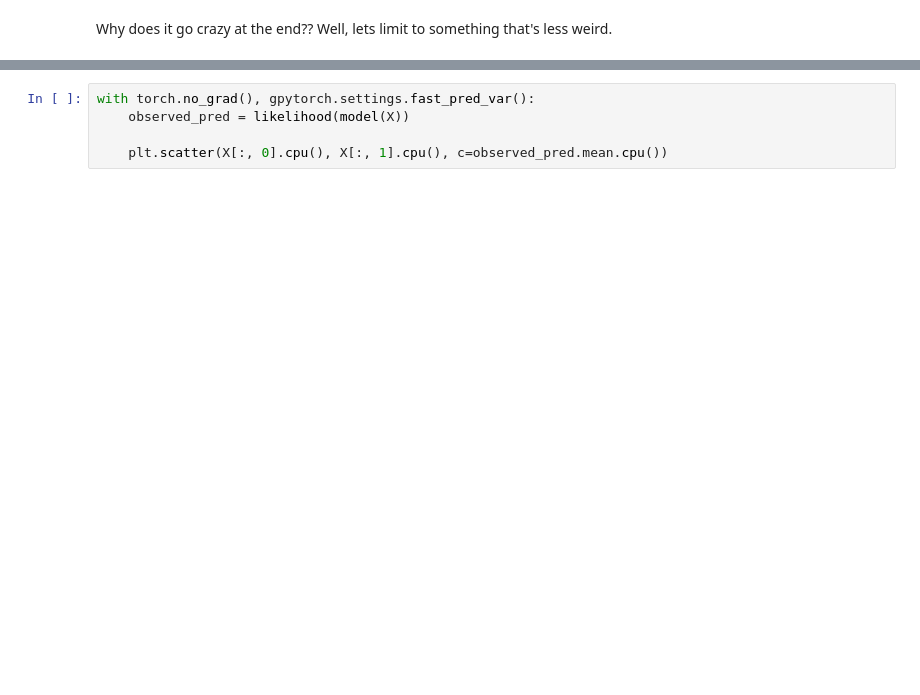
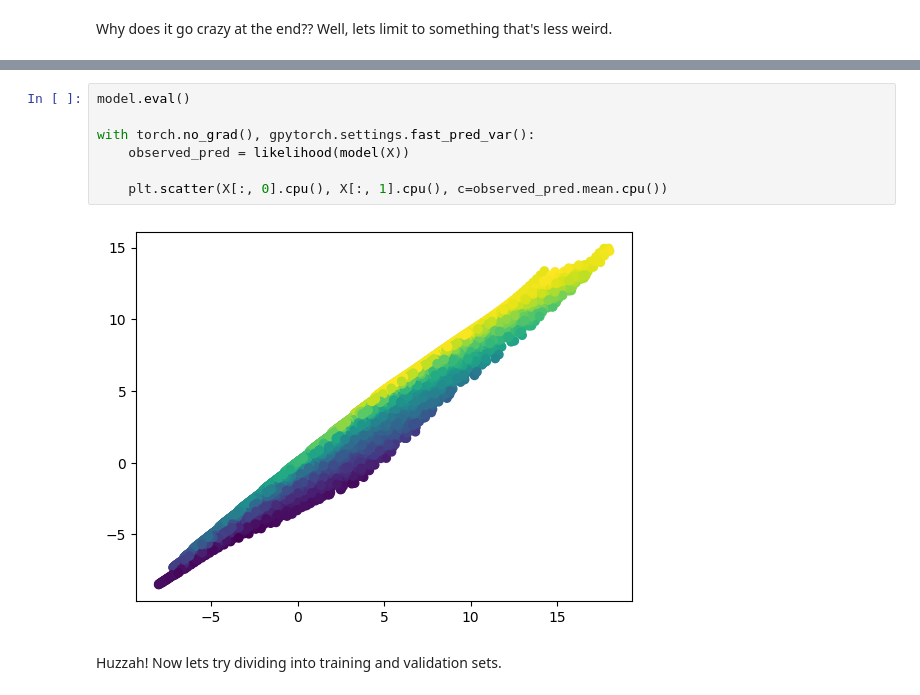
Before and after one commit to eteq/m31_jwst_2609, a Jupyter notebook: content/proof_of_concept_specphot2.ipynb, the cells around one changed output, grey strips where cells are left out. Saved outputs shown, nothing was run; the diff lists cells and outputs as text; blank space fills up the shorter version.

```diff
--- a/content/proof_of_concept_specphot2.ipynb
+++ b/content/proof_of_concept_specphot2.ipynb
@@ -305,5 +360,11 @@ plt.legend(loc=0);
 # %%
+model.eval()
+
 with torch.no_grad(), gpytorch.settings.fast_pred_var():
     observed_pred = likelihood(model(X))
 
     plt.scatter(X[:, 0].cpu(), X[:, 1].cpu(), c=observed_pred.mean.cpu())
+# %% [output]
+[figure, added]
+# %% [markdown]
+Huzzah! Now lets try dividing into training and validation sets.
```
Also changed, not shown: parts of 35 cells of this notebook, 2 other files.
